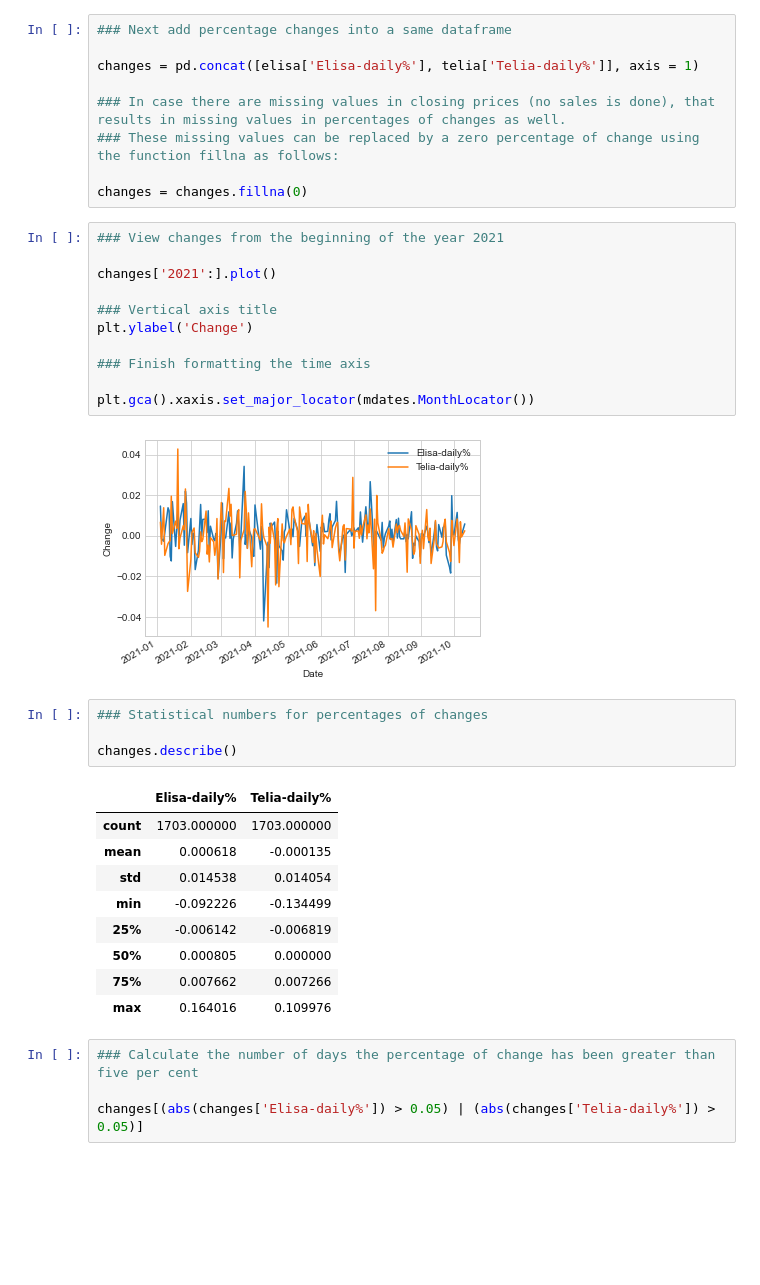
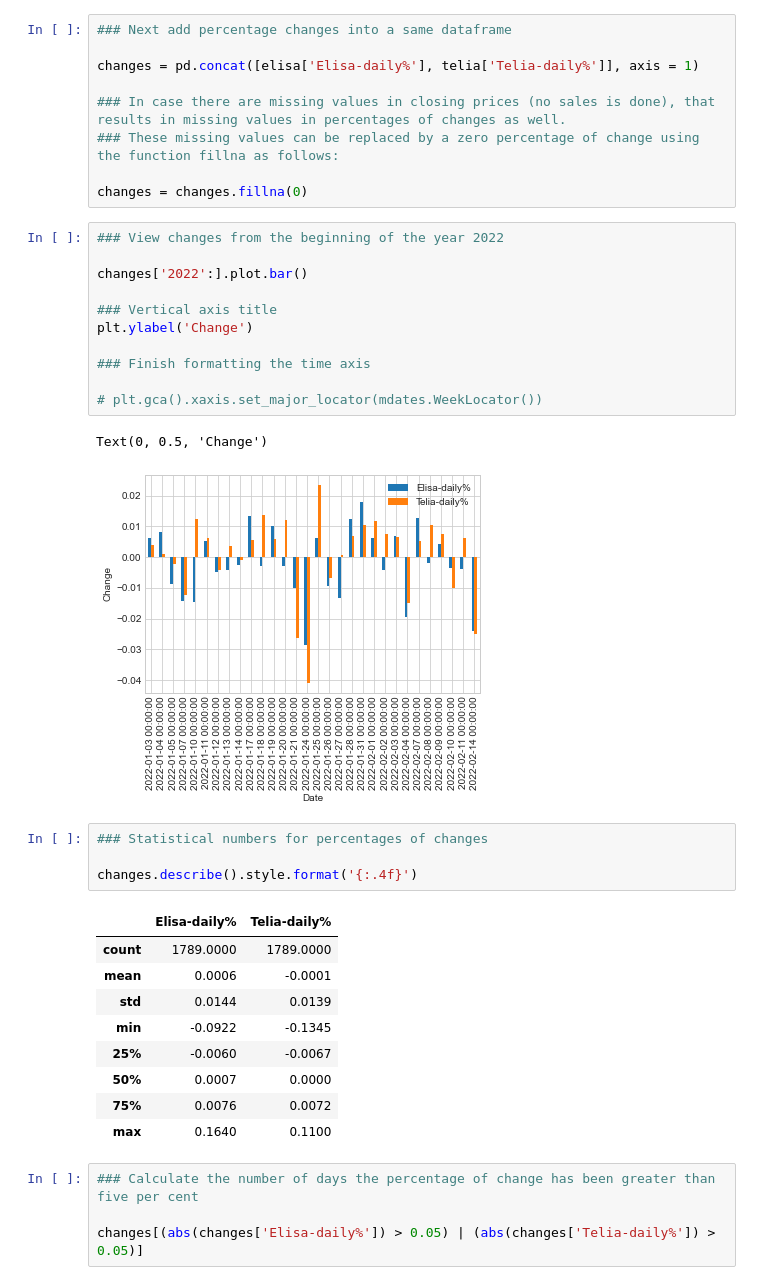
Before and after one commit to juhanurmonen/data-analytics-basics-time-series, a Jupyter notebook: time_series.ipynb, the cells around one changed output. Cells and saved outputs as stored; diff of their text form; blank space fills up the shorter version.

```diff
--- a/time_series.ipynb
+++ b/time_series.ipynb
@@ -247,32 +247,33 @@ changes = pd.concat([elisa['Elisa-daily%'], telia['Telia-daily%']], axis = 1)
 
 changes = changes.fillna(0)
 # %%
-### View changes from the beginning of the year 2021
+### View changes from the beginning of the year 2022
 
-changes['2021':].plot()
+changes['2022':].plot.bar()
 
 ### Vertical axis title
 plt.ylabel('Change')
 
 ### Finish formatting the time axis
 
-plt.gca().xaxis.set_major_locator(mdates.MonthLocator())
+# plt.gca().xaxis.set_major_locator(mdates.WeekLocator())
 # %% [output]
+Text(0, 0.5, 'Change')
-[figure, old version]
+[figure, new version]
 # %%
 ### Statistical numbers for percentages of changes
 
-changes.describe()
+changes.describe().style.format('{:.4f}')
 # %% [output]
 |  | Elisa-daily% | Telia-daily% |
-| count | 1703.000000 | 1703.000000 |
-| mean | 0.000618 | -0.000135 |
-| std | 0.014538 | 0.014054 |
-| min | -0.092226 | -0.134499 |
-| 25% | -0.006142 | -0.006819 |
-| 50% | 0.000805 | 0.000000 |
-| 75% | 0.007662 | 0.007266 |
-| max | 0.164016 | 0.109976 |
+| count | 1789.0000 | 1789.0000 |
+| mean | 0.0006 | -0.0001 |
+| std | 0.0144 | 0.0139 |
+| min | -0.0922 | -0.1345 |
+| 25% | -0.0060 | -0.0067 |
+| 50% | 0.0007 | 0.0000 |
+| 75% | 0.0076 | 0.0072 |
+| max | 0.1640 | 0.1100 |
 # %%
 ### Calculate the number of days the percentage of change has been greater than five per cent
 
```
Also changed, not shown: parts of 19 cells of this notebook.
